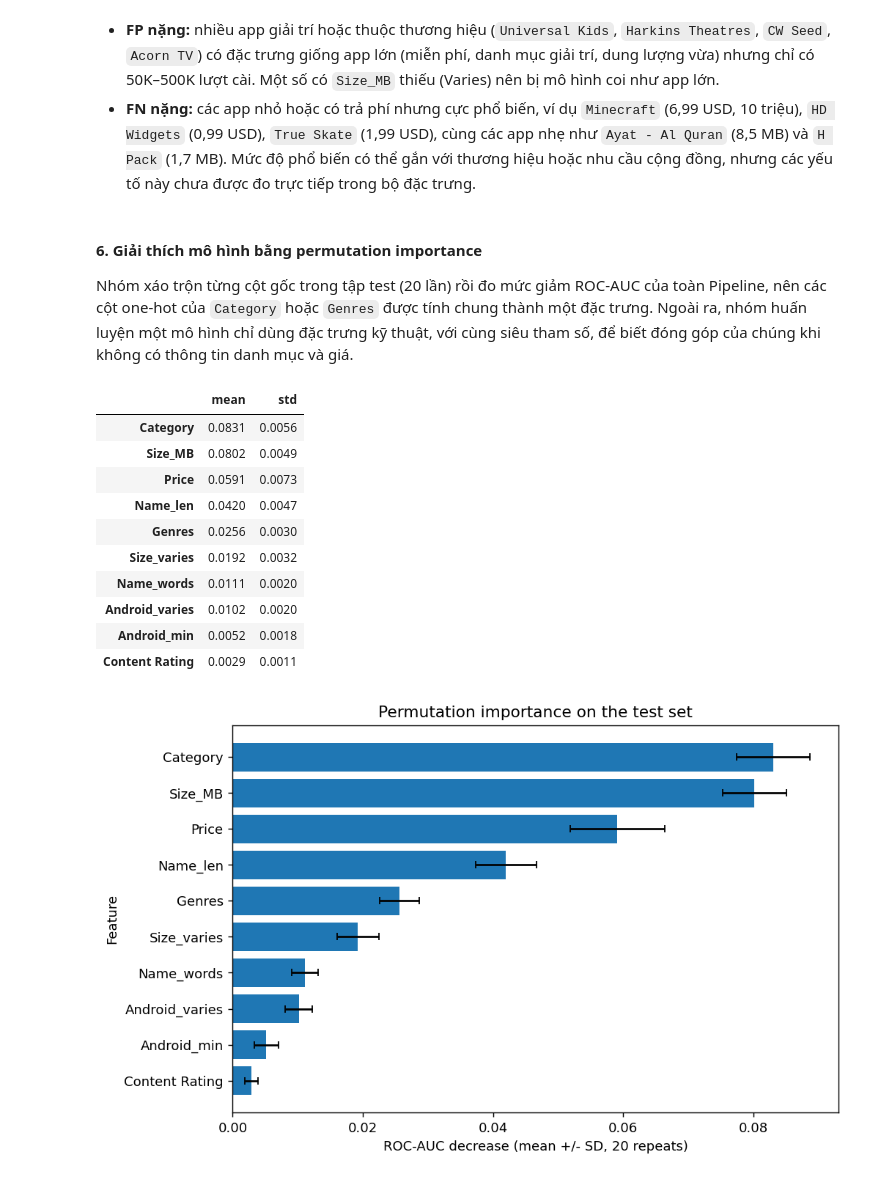
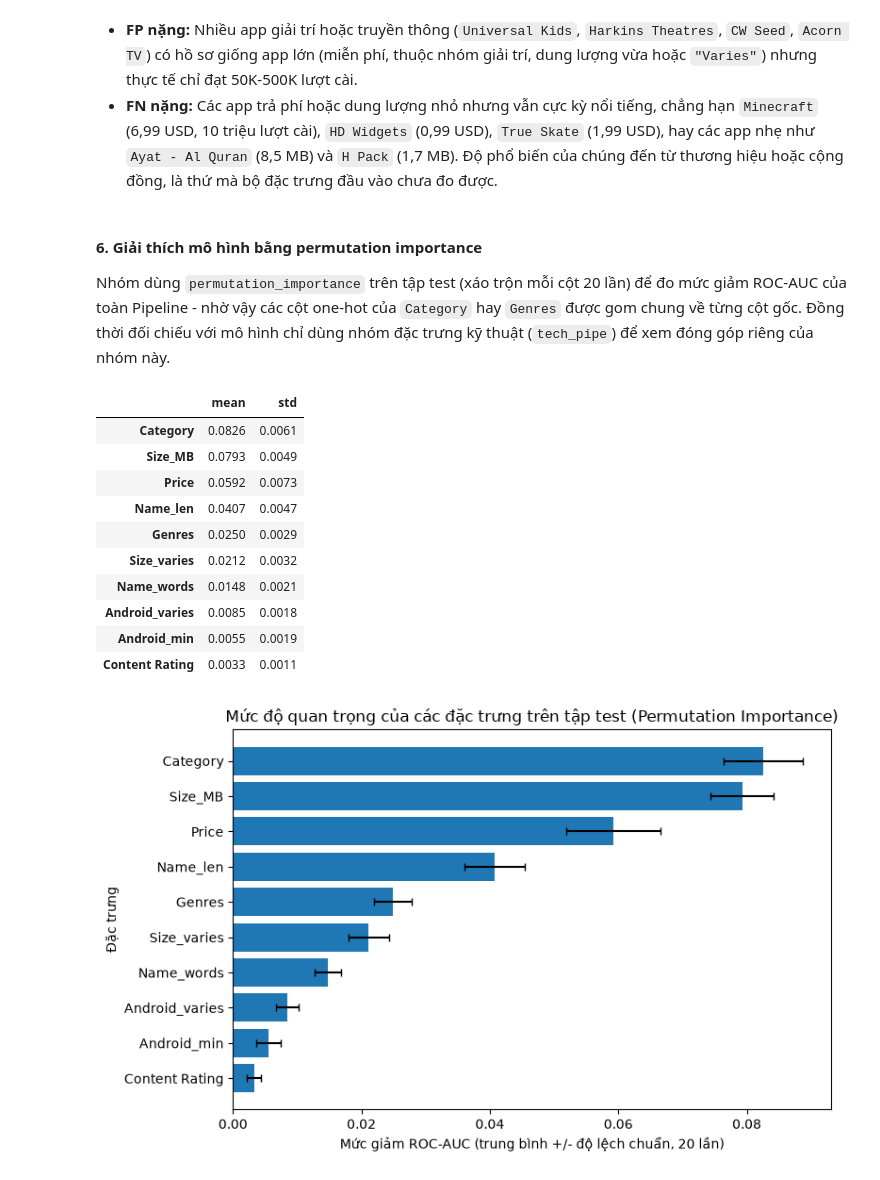
Before and after one commit to phtanh05/google-play-store-apps-analysis, a Jupyter notebook: notebooks/03_ml_question.ipynb, the cells around one changed output. Drawn from its saved outputs; the diff is of its cells as text; code cells hidden in the pictures.

```diff
--- a/notebooks/03_ml_question.ipynb
+++ b/notebooks/03_ml_question.ipynb
@@ -154,22 +129,13 @@ Nhiều dòng cùng một tên ứng dụng thuộc cùng một thực thể, n
 # %%
-# ---Chia theo tên ứng dụng để tránh trùng nhóm giữa hai tập---
-splitter = GroupShuffleSplit(
-    n_splits=1, test_size=0.2, random_state=42
-)
-for train_idx, test_idx in splitter.split(X, y, groups):
-    X_train = X.iloc[train_idx]
-    X_test = X.iloc[test_idx]
-    y_train = y.iloc[train_idx]
-    y_test = y.iloc[test_idx]
-    g_train = groups.iloc[train_idx]
-    g_test = groups.iloc[test_idx]
+splitter = GroupShuffleSplit(n_splits=1, test_size=0.2, random_state=42)
+train_idx, test_idx = next(splitter.split(X, y, groups))
 
-# ---Kiểm tra số dòng, số ứng dụng và tỷ lệ lớp---
+X_train, X_test = X.iloc[train_idx], X.iloc[test_idx]
+y_train, y_test = y.iloc[train_idx], y.iloc[test_idx]
+g_train, g_test = groups.iloc[train_idx], groups.iloc[test_idx]
+
 shared_names = set(g_train) & set(g_test)
-print(f"Train rows: {len(X_train):,}")
-print(f"Train app names: {g_train.nunique():,}")
-print(f"Test rows: {len(X_test):,}; app names: {g_test.nunique():,}")
-print(f"Shared app names: {len(shared_names)}")
-print(f"Positive class share in train: {y_train.mean():.3f}")
-print(f"Positive class share in test: {y_test.mean():.3f}")
+print(f"Tập train: {len(X_train):,} dòng ({g_train.nunique():,} tên app), tỷ lệ lớp 1 = {y_train.mean():.3f}")
+print(f"Tập test:  {len(X_test):,} dòng ({g_test.nunique():,} tên app), tỷ lệ lớp 1 = {y_test.mean():.3f}")
+print(f"Số tên app trùng giữa train và test: {len(shared_names)}")
 # %% [output]
@@ -484,42 +410,39 @@ Top 10 false negatives with the lowest probabilities:
 # %% [markdown]
-- **FP nặng:** nhiều app giải trí hoặc thuộc thương hiệu (`Universal Kids`, `Harkins Theatres`, `CW Seed`, `Acorn TV`) có đặc trưng giống app lớn (miễn phí, danh mục giải trí, dung lượng vừa) nhưng chỉ có 50K–500K lượt cài. Một số có `Size_MB` thiếu (Varies) nên bị mô hình coi như app lớn.
-- **FN nặng:** các app nhỏ hoặc có trả phí nhưng cực phổ biến, ví dụ `Minecraft` (6,99 USD, 10 triệu), `HD Widgets` (0,99 USD), `True Skate` (1,99 USD), cùng các app nhẹ như `Ayat - Al Quran` (8,5 MB) và `H Pack` (1,7 MB). Mức độ phổ biến có thể gắn với thương hiệu hoặc nhu cầu cộng đồng, nhưng các yếu tố này chưa được đo trực tiếp trong bộ đặc trưng.
+- **FP nặng:** Nhiều app giải trí hoặc truyền thông (`Universal Kids`, `Harkins Theatres`, `CW Seed`, `Acorn TV`) có hồ sơ giống app lớn (miễn phí, thuộc nhóm giải trí, dung lượng vừa hoặc `"Varies"`) nhưng thực tế chỉ đạt 50K-500K lượt cài.
+- **FN nặng:** Các app trả phí hoặc dung lượng nhỏ nhưng vẫn cực kỳ nổi tiếng, chẳng hạn `Minecraft` (6,99 USD, 10 triệu lượt cài), `HD Widgets` (0,99 USD), `True Skate` (1,99 USD), hay các app nhẹ như `Ayat - Al Quran` (8,5 MB) và `H Pack` (1,7 MB). Độ phổ biến của chúng đến từ thương hiệu hoặc cộng đồng, là thứ mà bộ đặc trưng đầu vào chưa đo được.
 # %% [markdown]
 #### **6. Giải thích mô hình bằng permutation importance**
 
-Nhóm xáo trộn từng cột gốc trong tập test (20 lần) rồi đo mức giảm ROC-AUC của toàn Pipeline, nên các cột one-hot của `Category` hoặc `Genres` được tính chung thành một đặc trưng. Ngoài ra, nhóm huấn luyện một mô hình chỉ dùng đặc trưng kỹ thuật, với cùng siêu tham số, để biết đóng góp của chúng khi không có thông tin danh mục và giá.
+Nhóm dùng `permutation_importance` trên tập test (xáo trộn mỗi cột 20 lần) để đo mức giảm ROC-AUC của toàn Pipeline - nhờ vậy các cột one-hot của `Category` hay `Genres` được gom chung về từng cột gốc. Đồng thời đối chiếu với mô hình chỉ dùng nhóm đặc trưng kỹ thuật (`tech_pipe`) để xem đóng góp riêng của nhóm này.
 # %%
-# ---Đo mức giảm ROC-AUC khi xáo trộn từng cột đầu vào---
 perm = permutation_importance(
-    best_est, X_test, y_test, scoring="roc_auc",
-    n_repeats=20, random_state=42
+    best_est, X_test, y_test, scoring="roc_auc", n_repeats=20, random_state=42
 )
 imp = pd.DataFrame({
     "mean": perm.importances_mean,
     "std": perm.importances_std
-}, index=X_test.columns)
-imp = imp.sort_values("mean")
+}, index=X_test.columns).sort_values("mean")
+
 display(imp.sort_values("mean", ascending=False).round(4))
 
-# ---Vẽ mức đóng góp cùng độ lệch chuẩn qua hai mươi lần---
 fig, ax = plt.subplots(figsize=(8, 5))
 ax.barh(imp.index, imp["mean"], xerr=imp["std"], capsize=3)
-ax.set_title("Permutation importance on the test set")
-ax.set_xlabel("ROC-AUC decrease (mean +/- SD, 20 repeats)")
-ax.set_ylabel("Feature")
+ax.set_title("Mức độ quan trọng của các đặc trưng trên tập test (Permutation Importance)")
+ax.set_xlabel("Mức giảm ROC-AUC (trung bình +/- độ lệch chuẩn, 20 lần)")
+ax.set_ylabel("Đặc trưng")
 plt.tight_layout()
 plt.show()
 # %% [output]
 |  | mean | std |
-| Category | 0.0831 | 0.0056 |
-| Size_MB | 0.0802 | 0.0049 |
-| Price | 0.0591 | 0.0073 |
-| Name_len | 0.0420 | 0.0047 |
-| Genres | 0.0256 | 0.0030 |
-| Size_varies | 0.0192 | 0.0032 |
-| Name_words | 0.0111 | 0.0020 |
-| Android_varies | 0.0102 | 0.0020 |
-| Android_min | 0.0052 | 0.0018 |
-| Content Rating | 0.0029 | 0.0011 |
+| Category | 0.0826 | 0.0061 |
+| Size_MB | 0.0793 | 0.0049 |
+| Price | 0.0592 | 0.0073 |
+| Name_len | 0.0407 | 0.0047 |
+| Genres | 0.0250 | 0.0029 |
+| Size_varies | 0.0212 | 0.0032 |
+| Name_words | 0.0148 | 0.0021 |
+| Android_varies | 0.0085 | 0.0018 |
+| Android_min | 0.0055 | 0.0019 |
+| Content Rating | 0.0033 | 0.0011 |
-[figure, old version]
+[figure, new version]
 # %%
```
Also changed, not shown: parts of 23 cells of this notebook, 2 other files.
